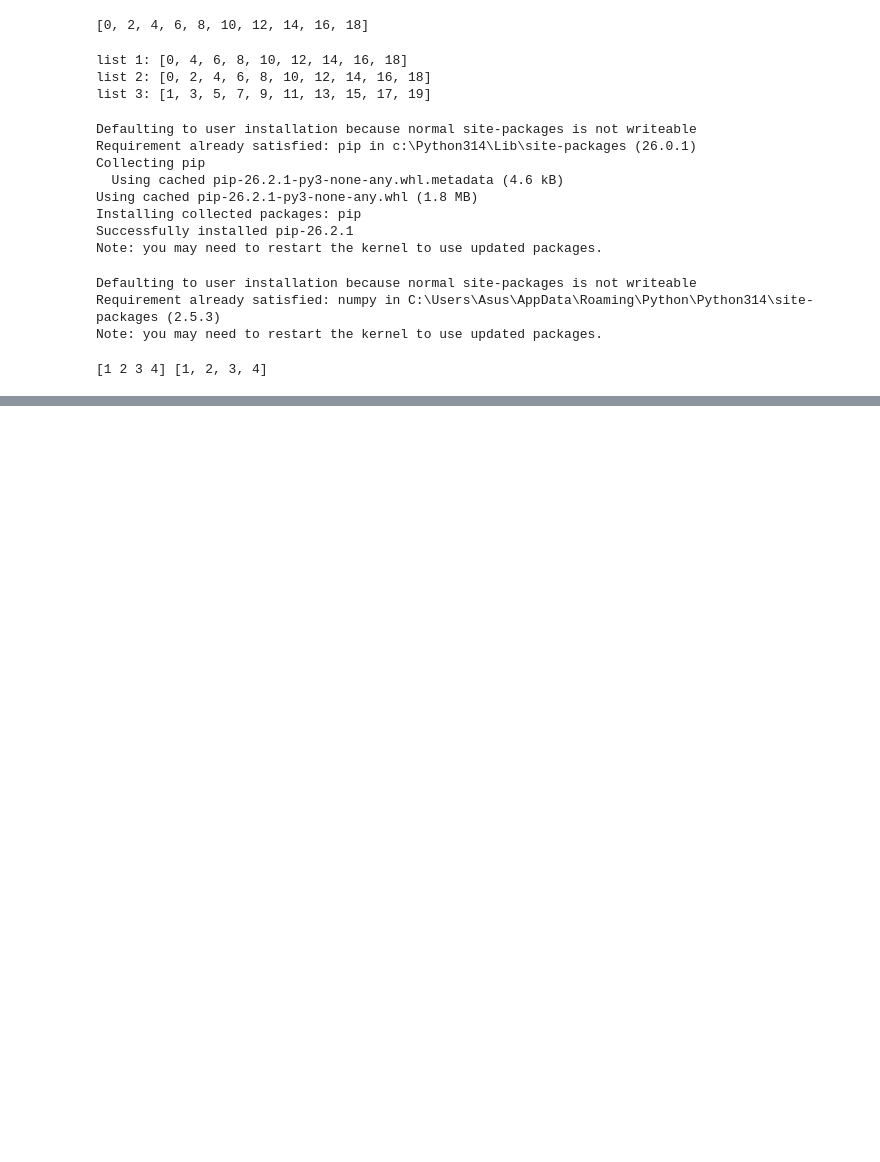
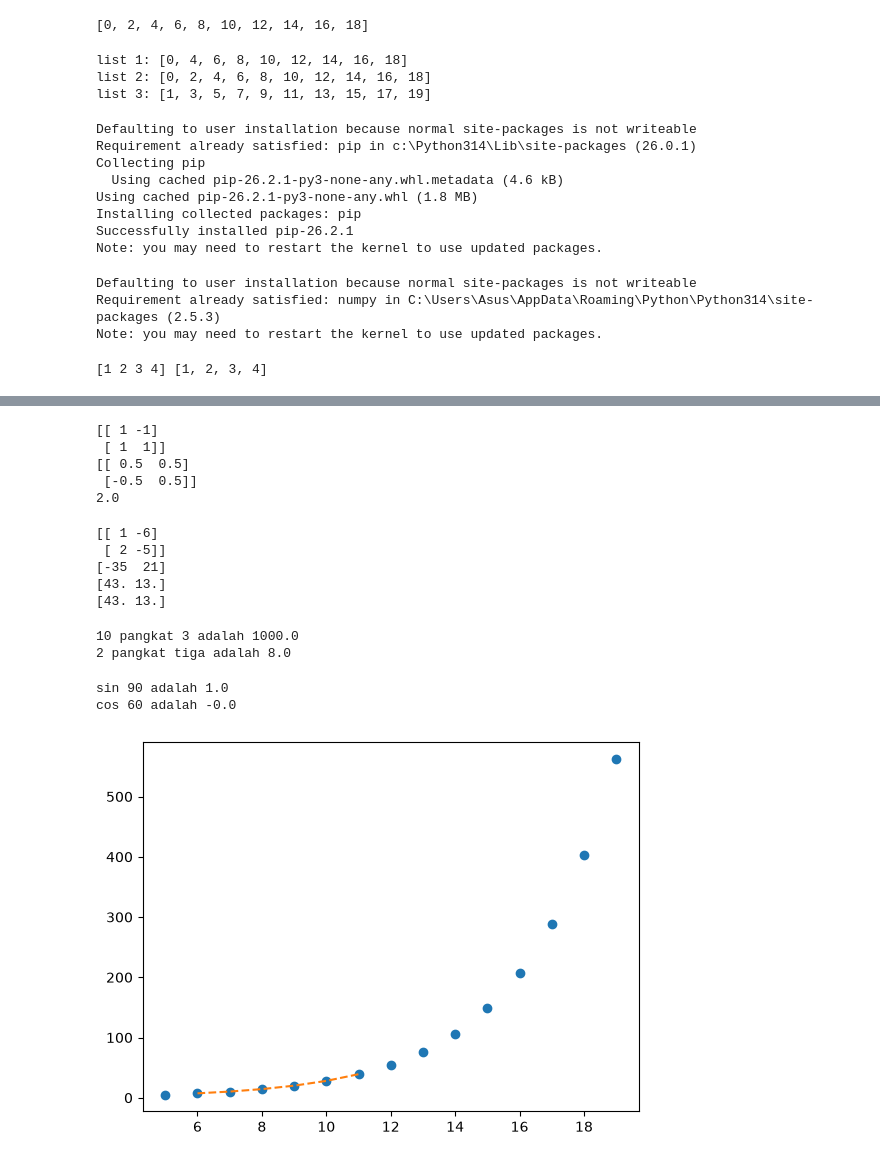
Before and after one commit to ChrismanButarButar0/CERTAN, a Jupyter notebook: test.ipynb, the cells around one changed output, grey strips where cells are left out. Cells and saved outputs as stored; diff of their text form; code cells hidden in the pictures; blank space fills up the shorter version.

```diff
--- a/test.ipynb
+++ b/test.ipynb
@@ -174,0 +454,72 @@ print(a, b)
+# %%
+#invers matriks
+a = np.array( [(1,-1), (1,1)] )
+print(a)
+
+a_inv = np.linalg.inv(a)
+print(a_inv)
+
+det_a = np.linalg.det(a)
+print(det_a)
+# %% [output]
+[[ 1 -1]
+ [ 1  1]]
+[[ 0.5  0.5]
+ [-0.5  0.5]]
+2.0
+# %%
+#solusi persamaan linear
+A = np.array( [(1,-6),(2, -5)] )
+Y = np.array([-35, 21])
+print(A)
+print(Y)
+
+A_inv = np.linalg.inv(A)
+
+#menyelesaikan persamaan linear
+X1 = np.dot(A_inv, Y)
+print(X1)
+
+#cara lain
+X2 = np.linalg. solve(A,Y)
+print(X2)
+# %% [output]
+[[ 1 -6]
+ [ 2 -5]]
+[-35  21]
+[43. 13.]
+[43. 13.]
+# %%
+#exponential with scipy
+from scipy import special
+a = special.exp10(3)
+print("10 pangkat 3 adalah", a)
+
+b = special.exp2(3)
+print("2 pangkat tiga adalah", b)
+# %% [output]
+10 pangkat 3 adalah 1000.0
+2 pangkat tiga adalah 8.0
+# %%
+#trigonometri with scipy
+a = special.sindg(90)
+print("sin 90 adalah", a)
+
+b = special.cosdg(90)
+print("cos 60 adalah", b)
+# %% [output]
+sin 90 adalah 1.0
+cos 60 adalah -0.0
+# %%
+#interpolation functions
+import matplotlib.pyplot as plt
+from scipy import interpolate
+x = np.arange(5, 20)
+y = np.exp(x/3.0)
+f = interpolate.interp1d(x,y)
+x1 = np.arange(6,12)
+y1 = f(x1) #use interpolation function returnerd by 'interp1d'
+plt.plot(x,y, 'o', x1,y1, '--')
+plt.show()
+# %% [output]
+[figure, added]
```
Also changed, not shown: parts of 37 cells of this notebook.
